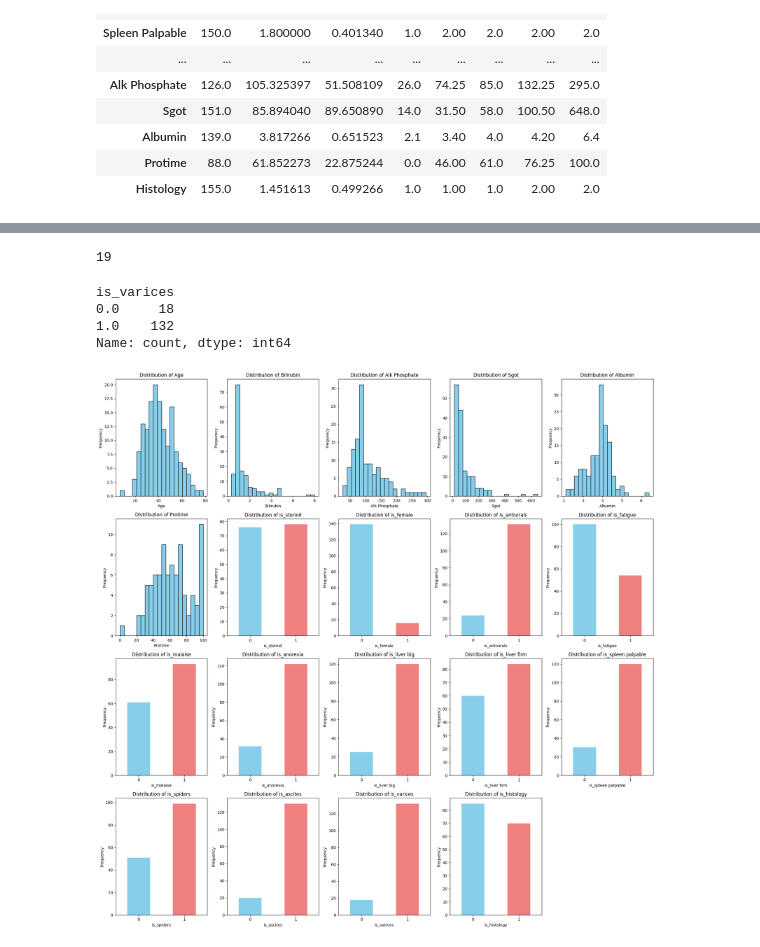
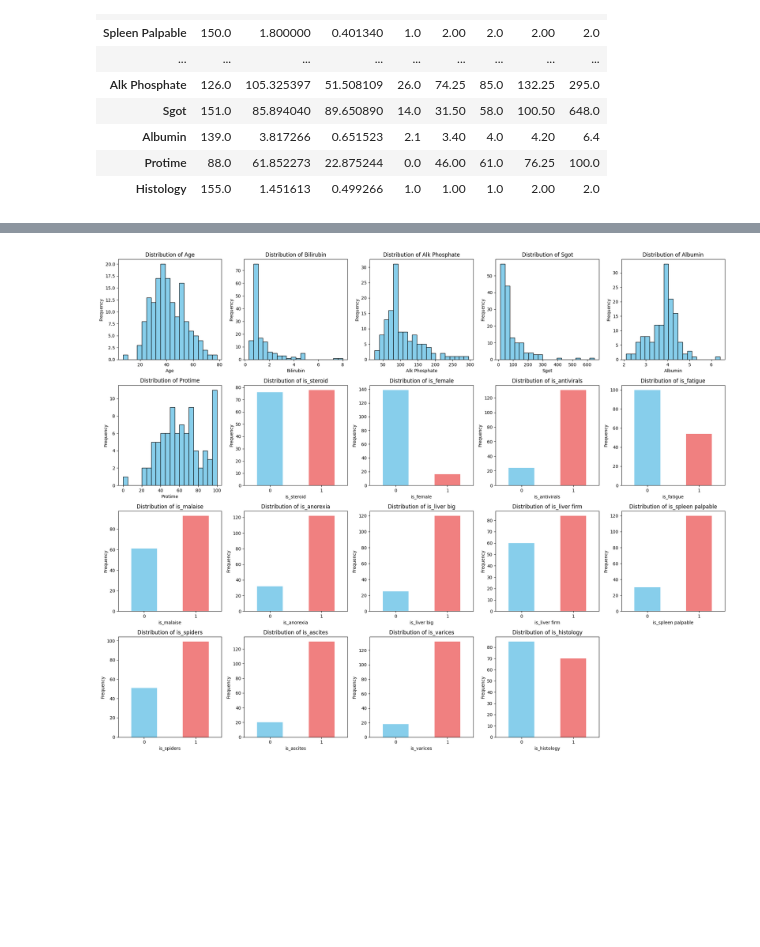
Before and after one commit to mrcljns/Reproducible-Research-Project, a Jupyter notebook: EDA_WIP.ipynb, the cells around one changed output, grey strips where cells are left out. Cells and saved outputs as stored; diff of their text form; code cells hidden in the pictures; blank space fills up the shorter version.

Commit message:
Added Hepatitis.

```diff
--- a/EDA_WIP.ipynb
+++ b/EDA_WIP.ipynb
@@ -196,51 +123,38 @@ memory usage: 23.1 KB
-# %%
-len(hepatitis_X.columns)
-# %% [output]
-19
-# %%
-hepatitis_X['is_varices'].value_counts().sort_index()
-# %% [output]
-is_varices
-0.0     18
-1.0    132
-Name: count, dtype: int64
 # %%
-import matplotlib.pyplot as plt
-
 # Get the binary columns starting with "is_"
 binary_columns = [col for col in hepatitis_X.columns if col.startswith('is_')]
 
 # Set up the figure and axes
-fig, axs = plt.subplots(nrows=4, ncols=5, figsize=(20, 20))
+fig, axs = plt.subplots(nrows=4, ncols=5, figsize=(20, 16))
 
 # Flatten the axs array to iterate over it easily
 axs = axs.flatten()
 
 # Iterate over each column and plot its distribution
 for i, col in enumerate(hepatitis_X.columns):
     if col in binary_columns:
         # Count the frequency of each category
         counts = hepatitis_X[col].value_counts().sort_index()
         # Plot the bars next to each other
         counts.plot(kind='bar', ax=axs[i], color=['skyblue', 'lightcoral'])
         axs[i].set_title(f'Distribution of {col}')
         axs[i].set_ylabel('Frequency')
         # Force the x ticks to be integers
         axs[i].set_xticks(range(len(counts)))
         axs[i].set_xticklabels(counts.index.astype(int), rotation=0)  # Set x tick labels as integers
     else:
         # Plot the histogram for non-binary columns
         axs[i].hist(hepatitis_X[col], bins=20, color='skyblue', edgecolor='black')
         axs[i].set_title(f'Distribution of {col}')
         axs[i].set_xlabel(col)
         axs[i].set_ylabel('Frequency')
 
 # Hide any empty subplots
 for ax in axs[len(hepatitis_X.columns):]:
     ax.axis('off')
 
 # Adjust layout and show the plot
 plt.tight_layout()
 plt.show()
 # %% [output]
-[figure, old version]
+[figure, new version]
```
Also changed, not shown: parts of 11 cells of this notebook.
